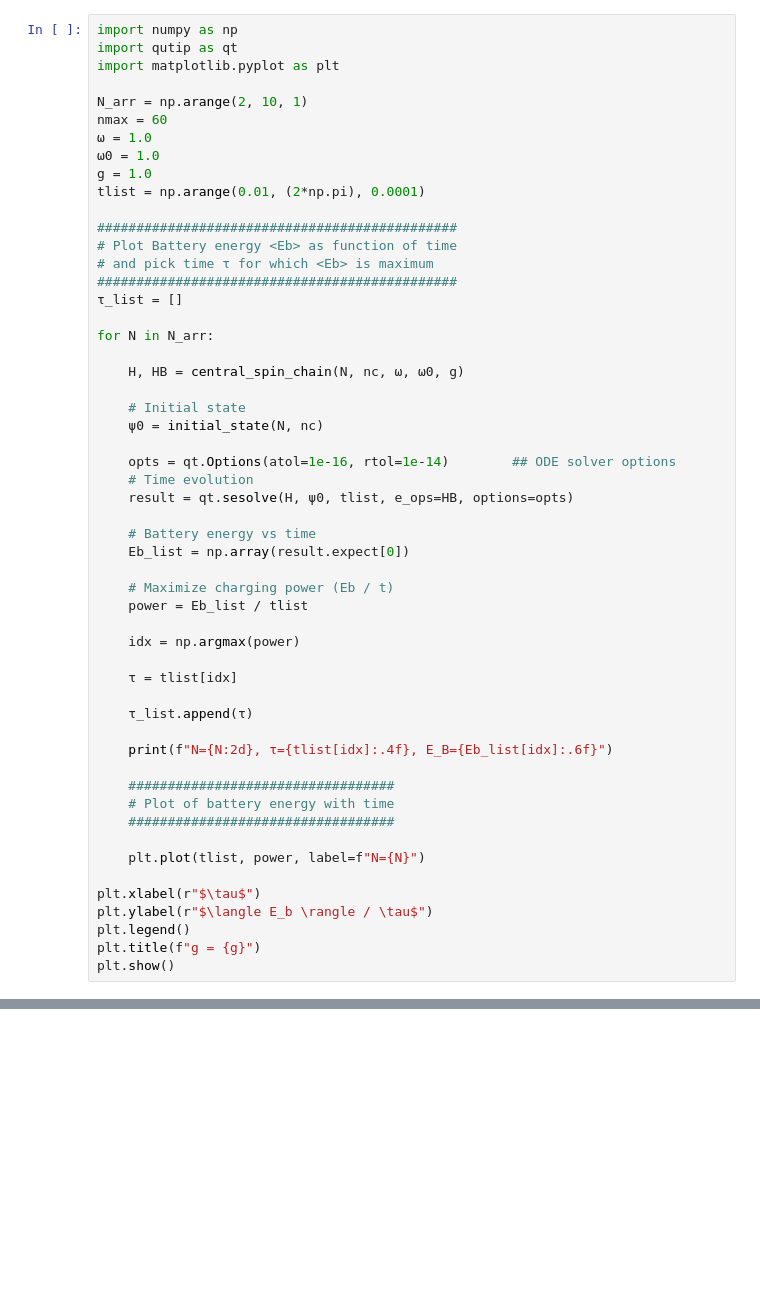
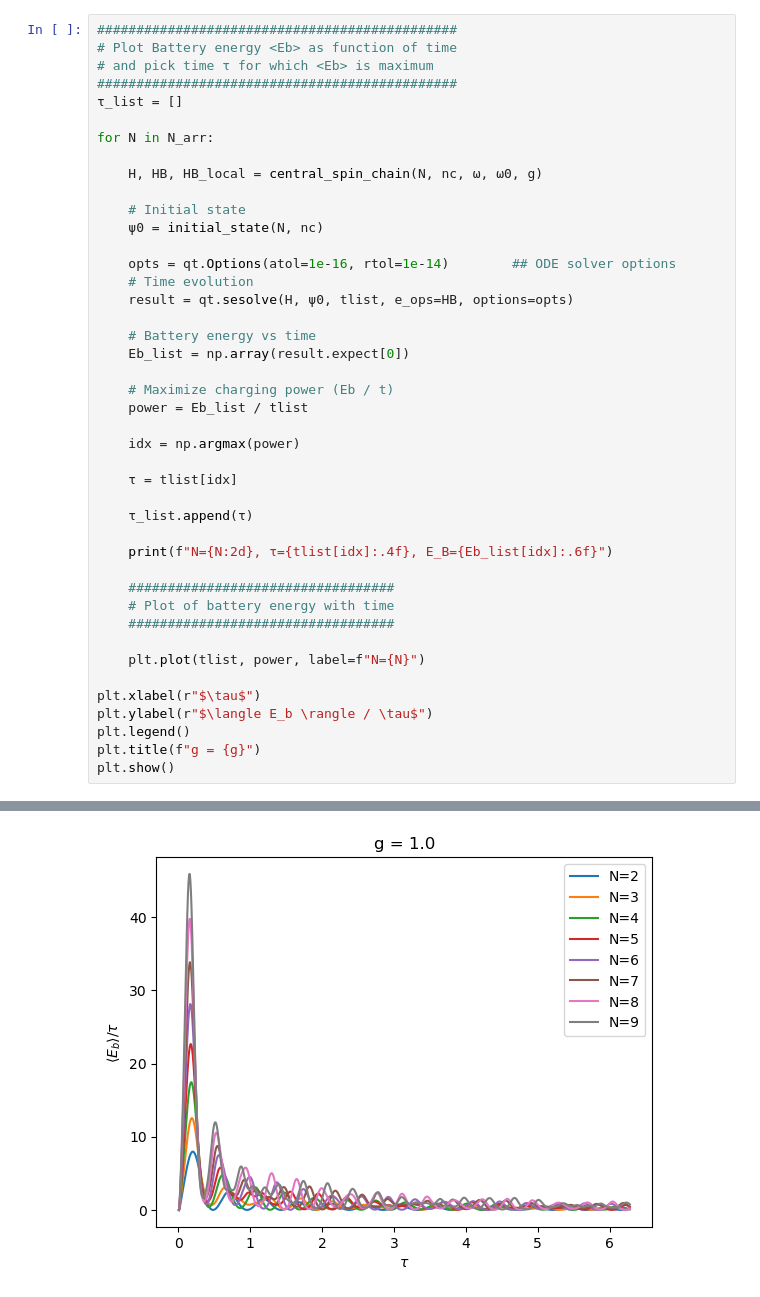
Before and after one commit to gbhanja/ERGO_FLUC_TC, a Jupyter notebook: Fluc_erg_CS_CO_full 2ᴺ battery Hilbert space.ipynb, the cells around one changed output, grey strips where cells are left out. Saved outputs shown, nothing was run; the diff lists cells and outputs as text; blank space fills up the shorter version.

```diff
--- a/Fluc_erg_CS_CO_full 2ᴺ battery Hilbert space.ipynb
+++ b/Fluc_erg_CS_CO_full 2ᴺ battery Hilbert space.ipynb
@@ -127,17 +151,6 @@ def variance_pnm(pnm, r_val, e_val):
     mean = ergotropy_pnm(pnm, r_val, e_val)
     return mean2 - mean**2
 # %%
-import numpy as np
-import qutip as qt
-import matplotlib.pyplot as plt
-
-N_arr = np.arange(2, 10, 1)
-nmax = 60
-ω = 1.0
-ω0 = 1.0
-g = 1.0
-tlist = np.arange(0.01, (2*np.pi), 0.0001)
-
 ##############################################
 # Plot Battery energy <Eb> as function of time
 # and pick time τ for which <Eb> is maximum
@@ -146,7 +159,7 @@ tlist = np.arange(0.01, (2*np.pi), 0.0001)
 
 for N in N_arr:
 
-    H, HB = central_spin_chain(N, nc, ω, ω0, g)
+    H, HB, HB_local = central_spin_chain(N, nc, ω, ω0, g)
 
     # Initial state
     ψ0 = initial_state(N, nc)
@@ -185,3 +205,4 @@ OverflowError: value too large
+[figure, added]
 # %%
 Eb_list = []
 erg_list = []
```
Also changed, not shown: parts of 15 cells of this notebook, 1 other file.
